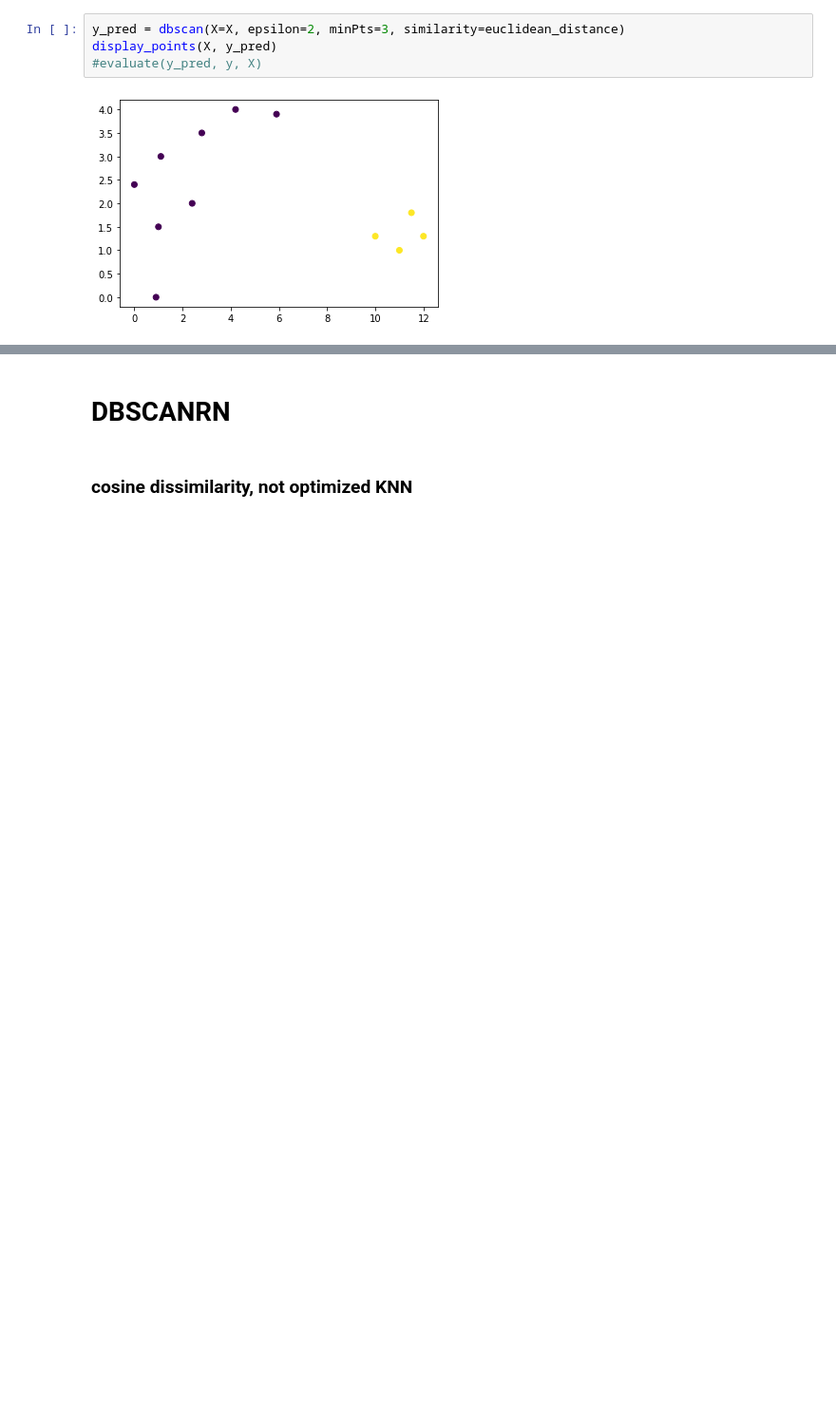
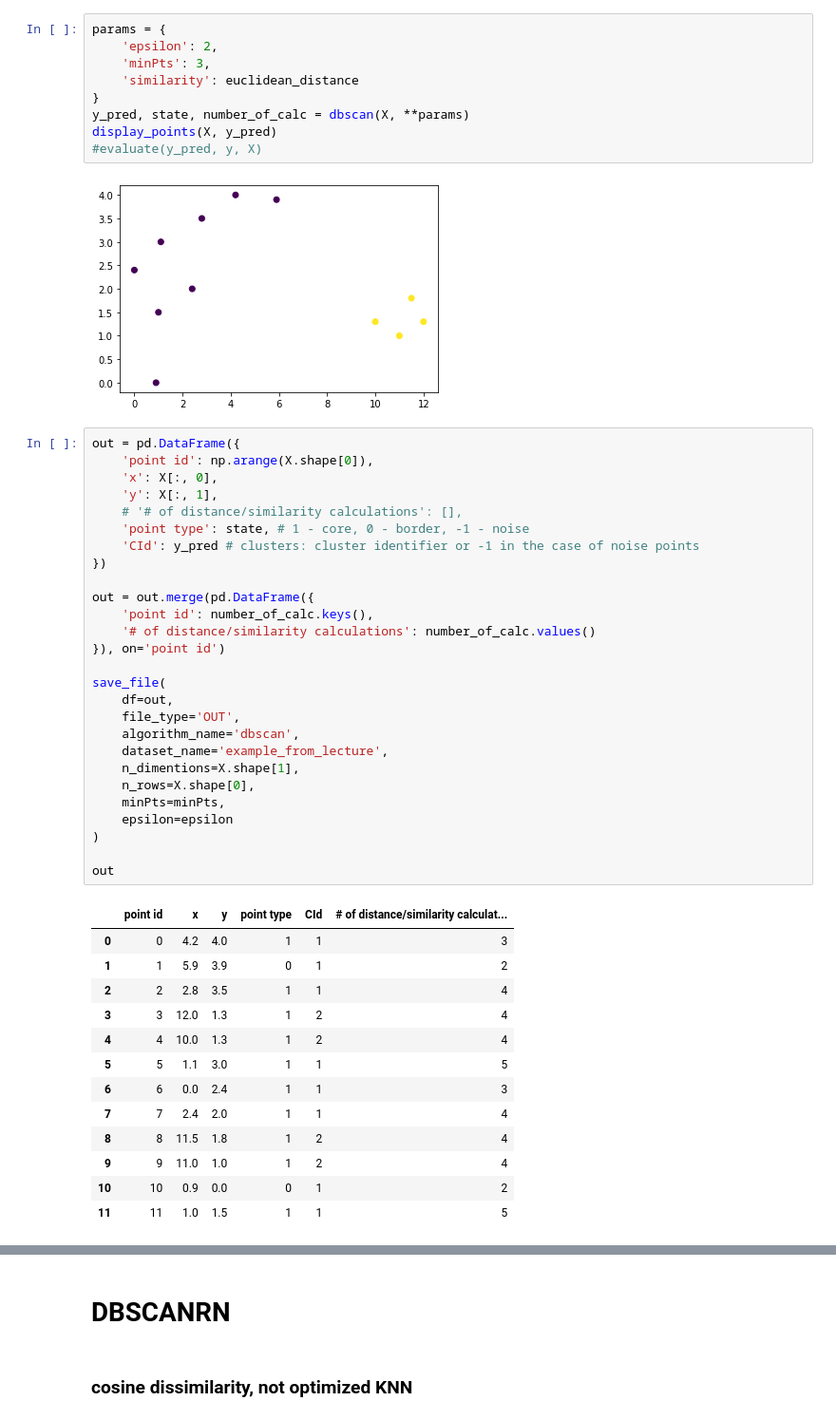
Before and after one commit to arek544/DBSCAN, a Jupyter notebook: notebooks/lecture_dataset.ipynb, the cells around one changed output, grey strips where cells are left out. Shown at 95% size. Saved outputs shown, nothing was run; the diff lists cells and outputs as text; blank space fills up the shorter version.

```diff
--- a/notebooks/lecture_dataset.ipynb
+++ b/notebooks/lecture_dataset.ipynb
@@ -40,6 +56,52 @@ display_points(X_norm, y, 'Normalized')
 # %%
-y_pred = dbscan(X=X, epsilon=2, minPts=3, similarity=euclidean_distance)
+params = {
+    'epsilon': 2,
+    'minPts': 3,
+    'similarity': euclidean_distance
+}
+y_pred, state, number_of_calc = dbscan(X, **params)
 display_points(X, y_pred)
 #evaluate(y_pred, y, X)
 # %% [output]
 [figure]
+# %%
+out = pd.DataFrame({
+    'point id': np.arange(X.shape[0]),
+    'x': X[:, 0],
+    'y': X[:, 1],
+    # '# of distance/similarity calculations': [],
+    'point type': state, # 1 - core, 0 - border, -1 - noise
+    'CId': y_pred # clusters: cluster identifier or -1 in the case of noise points
+})
+
+out = out.merge(pd.DataFrame({
+    'point id': number_of_calc.keys(),
+    '# of distance/similarity calculations': number_of_calc.values()
+}), on='point id')
+
+save_file(
+    df=out,
+    file_type='OUT',
+    algorithm_name='dbscan',
+    dataset_name='example_from_lecture',
+    n_dimentions=X.shape[1],
+    n_rows=X.shape[0],
+    minPts=minPts,
+    epsilon=epsilon
+)
+
+out
+# %% [output]
+|  | point id | x | y | point type | CId | # of distance/similarity calculat... |
+| 0 | 0 | 4.2 | 4.0 | 1 | 1 | 3 |
+| 1 | 1 | 5.9 | 3.9 | 0 | 1 | 2 |
+| 2 | 2 | 2.8 | 3.5 | 1 | 1 | 4 |
+| 3 | 3 | 12.0 | 1.3 | 1 | 2 | 4 |
+| 4 | 4 | 10.0 | 1.3 | 1 | 2 | 4 |
+| 5 | 5 | 1.1 | 3.0 | 1 | 1 | 5 |
+| 6 | 6 | 0.0 | 2.4 | 1 | 1 | 3 |
+| 7 | 7 | 2.4 | 2.0 | 1 | 1 | 4 |
+| 8 | 8 | 11.5 | 1.8 | 1 | 2 | 4 |
+| 9 | 9 | 11.0 | 1.0 | 1 | 2 | 4 |
+| 10 | 10 | 0.9 | 0.0 | 0 | 1 | 2 |
+| 11 | 11 | 1.0 | 1.5 | 1 | 1 | 5 |
```
Also changed, not shown: parts of 10 cells of this notebook, 8 other files.
